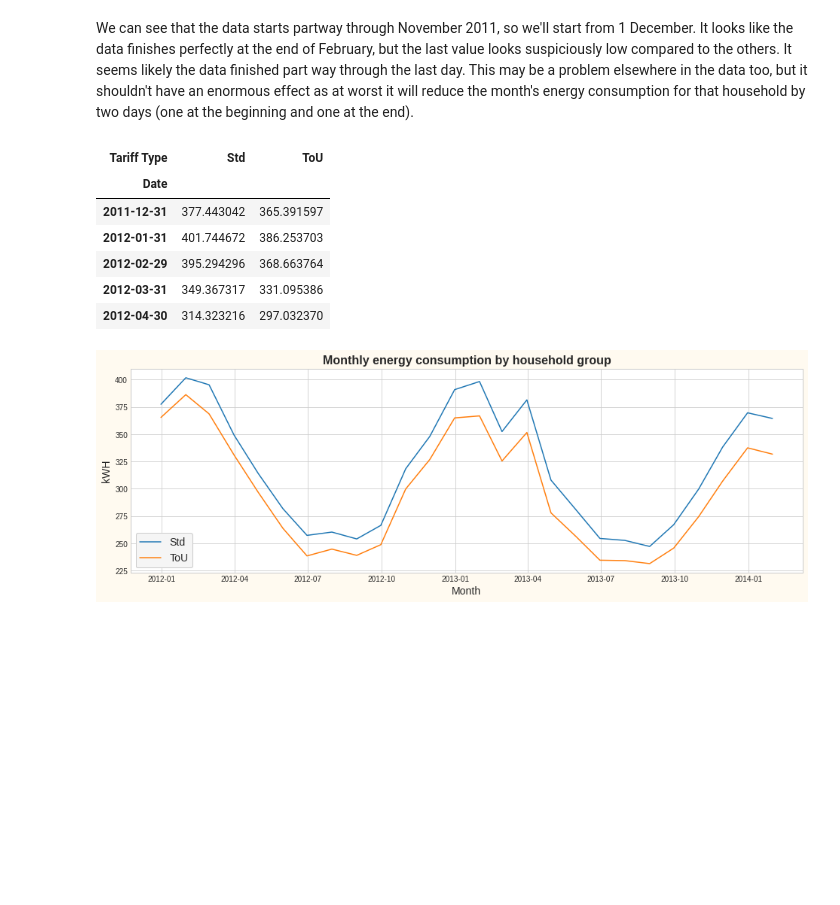
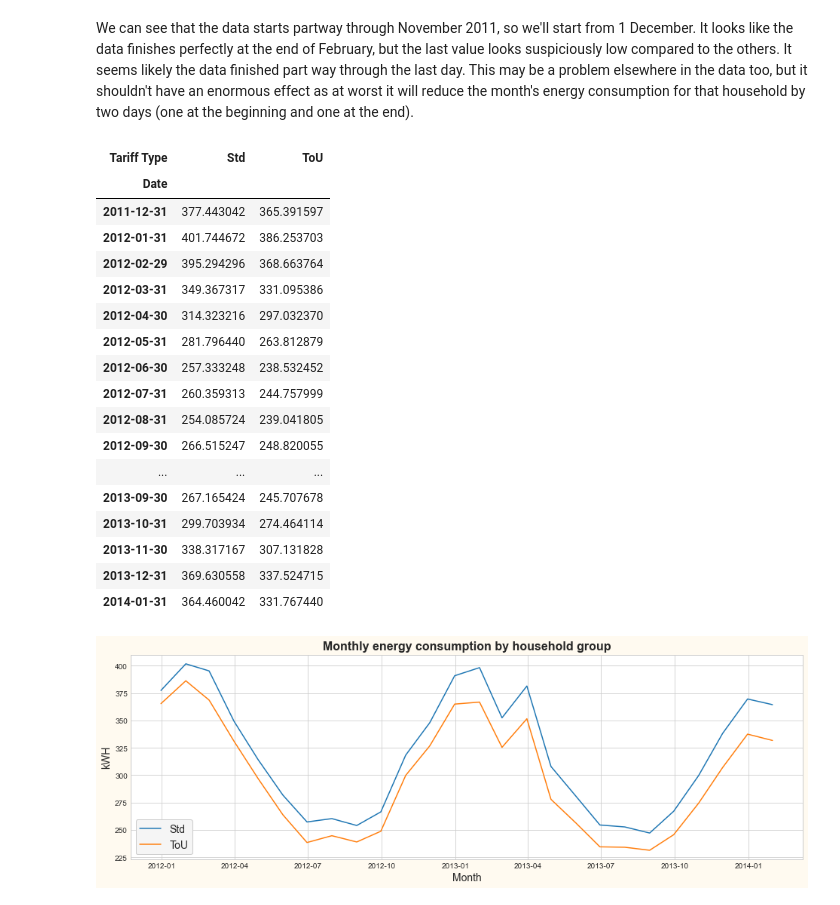
Before and after one commit to jlad26/london-smart-energy, a Jupyter notebook: Dask - London Smart Energy EN.ipynb, the cells around one changed output. Saved outputs shown, nothing was run; the diff lists cells and outputs as text; code cells hidden in the pictures; blank space fills up the shorter version.

```diff
--- a/Dask - London Smart Energy EN.ipynb
+++ b/Dask - London Smart Energy EN.ipynb
@@ -393,15 +408,26 @@ daily_mean_by_tariff_type.head()
 We can see that the data starts partway through November 2011, so we'll start from 1 December. It looks like the data finishes perfectly at the end of February, but the last value looks suspiciously low compared to the others. It seems likely the data finished part way through the last day. This may be a problem elsewhere in the data too, but it shouldn't have an enormous effect as at worst it will reduce the month's energy consumption for that household by two days (one at the beginning and one at the end).
 # %%
 monthly_mean_by_tariff_type = daily_mean_by_tariff_type['2011-12-01' : '2014-01-31'].resample('M').sum()
-monthly_mean_by_tariff_type.head()
+monthly_mean_by_tariff_type
 # %% [output]
 | Tariff Type | Std | ToU |
 | Date |  |  |
 | 2011-12-31 | 377.443042 | 365.391597 |
 | 2012-01-31 | 401.744672 | 386.253703 |
 | 2012-02-29 | 395.294296 | 368.663764 |
 | 2012-03-31 | 349.367317 | 331.095386 |
 | 2012-04-30 | 314.323216 | 297.032370 |
+| 2012-05-31 | 281.796440 | 263.812879 |
+| 2012-06-30 | 257.333248 | 238.532452 |
+| 2012-07-31 | 260.359313 | 244.757999 |
+| 2012-08-31 | 254.085724 | 239.041805 |
+| 2012-09-30 | 266.515247 | 248.820055 |
+| ... | ... | ... |
+| 2013-09-30 | 267.165424 | 245.707678 |
+| 2013-10-31 | 299.703934 | 274.464114 |
+| 2013-11-30 | 338.317167 | 307.131828 |
+| 2013-12-31 | 369.630558 | 337.524715 |
+| 2014-01-31 | 364.460042 | 331.767440 |
 # %%
 plt.figure(figsize=(16, 5), facecolor='floralwhite')
 for tariff in daily_mean_by_tariff_type.columns.to_list():
```
Also changed, not shown: parts of 5 cells of this notebook, 7 other files.
